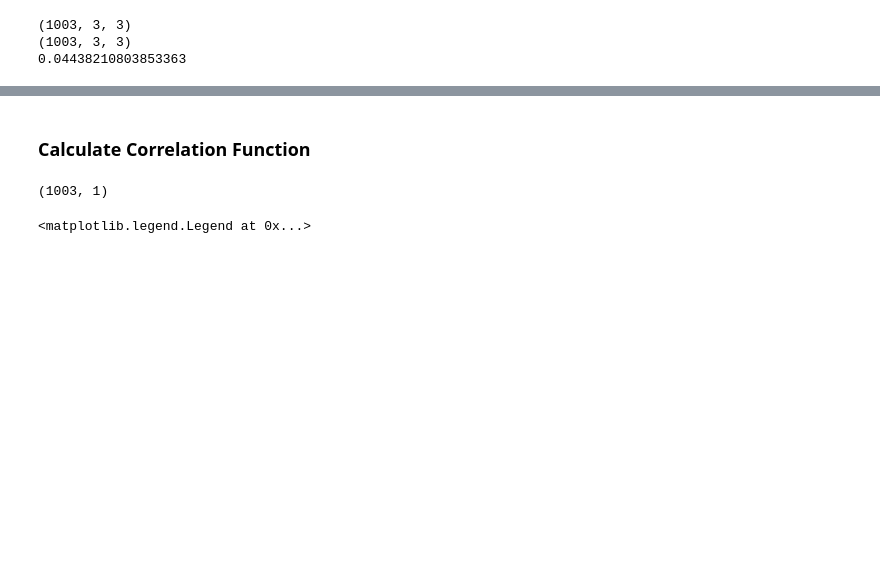
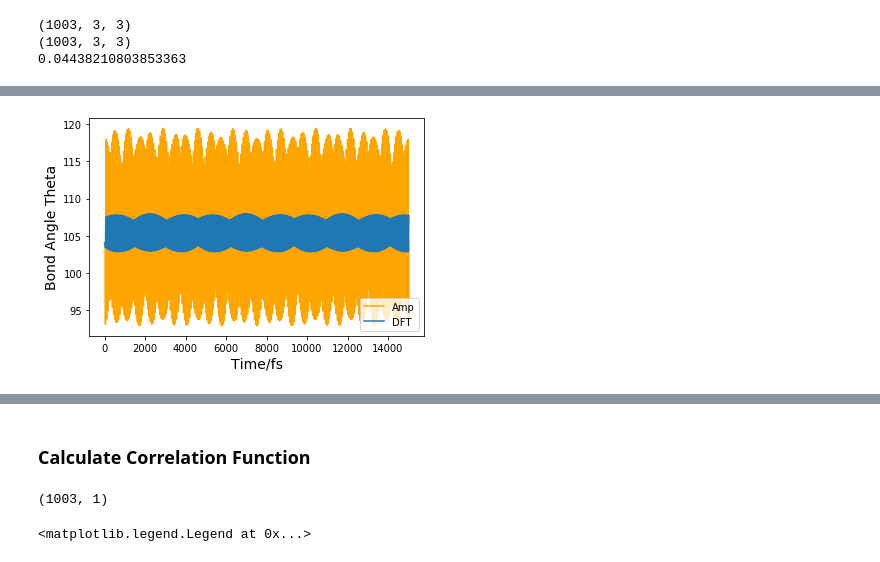
Before and after one commit to cancan233/googlecolab, a Jupyter notebook: Amp_MD.ipynb, the cells around one changed output, grey strips where cells are left out. Saved outputs shown, nothing was run; the diff lists cells and outputs as text; code cells hidden in the pictures; blank space fills up the shorter version.

Commit message:
add bond angle and length analysis

```diff
--- a/Amp_MD.ipynb
+++ b/Amp_MD.ipynb
@@ -263,0 +264,10 @@ plt.show()
+# %%
+plt.figure()
+plt.plot(np.arange(len(amp_potential))*10*1.5, amp_angles, c='orange', label='Amp')
+plt.plot(np.arange(len(dft_potential))*10*1.5, dft_angles, label='DFT')
+plt.xlabel('Time/fs', fontsize=14)
+plt.ylabel('Bond Angle Theta', fontsize=14)
+plt.legend()
+plt.show()
+# %% [output]
+[figure, added]
```
Also changed, not shown: parts of 7 cells of this notebook.
